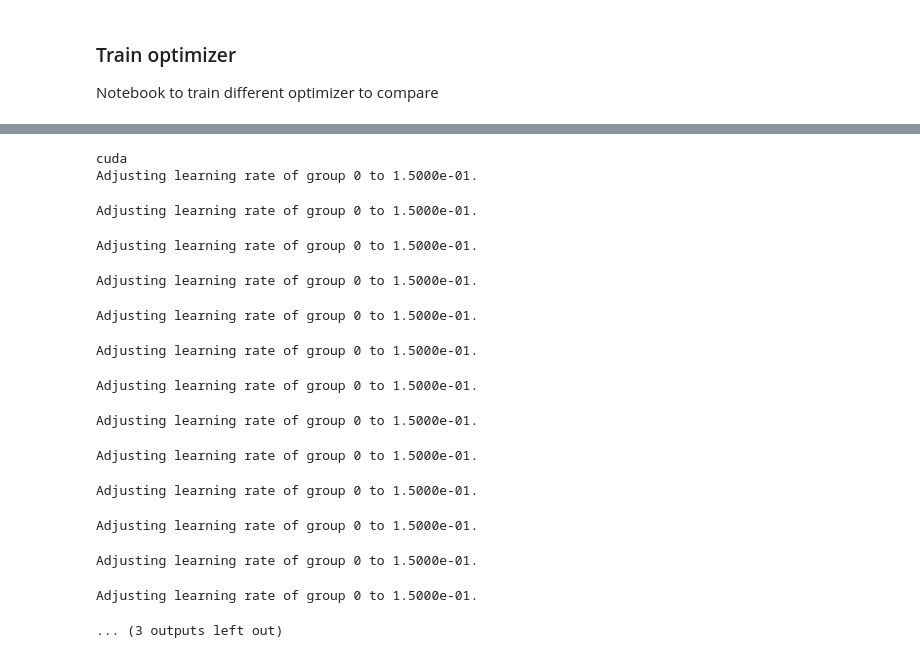
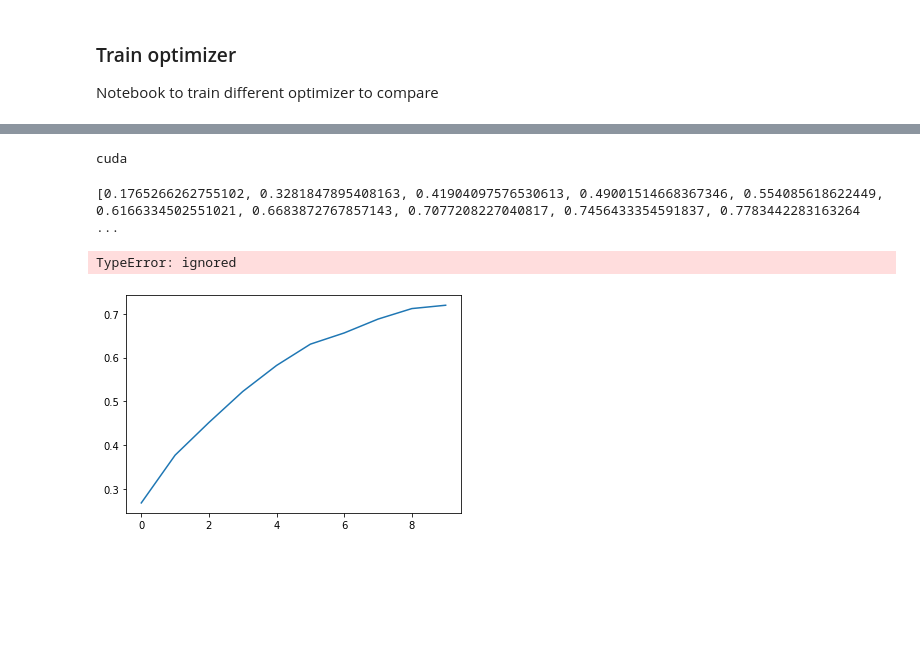
Before and after one commit to louisPoulain/OptiForML2022, a Jupyter notebook: train_optimizer_copie_Louis.ipynb, the cells around one changed output, grey strips where cells are left out. Cells and saved outputs as stored; diff of their text form; code cells hidden in the pictures; blank space fills up the shorter version.

```diff
--- a/train_optimizer_copie_Louis.ipynb
+++ b/train_optimizer_copie_Louis.ipynb
@@ -40,15 +41,20 @@ optimizer_name = "sgd"
 optimizer_name = "atmo"
 optimizer_name = "dynamicAtom"
 optimizer_name = "adaHessian"
+optimizer_name = "adaSGD"
 
 # choose scheduler
 scheduler_name = None
-scheduler_name = "cosineAnnealinglr"
-scheduler_name = "steplr"
-scheduler_name = "multiSteplr"
+#scheduler_name = "cosineAnnealinglr"
+#scheduler_name = "steplr"
+#scheduler_name = "multiSteplr"
 
 # choose nb of epochs
-epochs = 160
+#epochs = 160
+if tiny:
+  epochs = 50
+else:
+  epochs = 10
 # %%
 # load dataset
 train_dataset = ImagesDataset(full = full, tiny=tiny, cifar=(data_name=="cifar"))
@@ -75,7 +80,7 @@ else:
 print(device)
 model.train()
 model.to(device)
-model.load_state_dict(torch.load(os.path.join(TRAIN_MODEL_DIR, f"{optimizer_name}_{scheduler_name}_{epochs}epochs_{data_name}.pt")))
+#model.load_state_dict(torch.load(os.path.join(TRAIN_MODEL_DIR, f"{optimizer_name}_{scheduler_name}_{epochs}epochs_{data_name}.pt")))
 
 # load optimizer
 if optimizer_name == "adam":
@@ -89,6 +94,8 @@ if optimizer_name == "dynamicAtom":
     dynamic = MASScheduler(optimizer, epochs = epochs)
 if optimizer_name == "adaHessian":
     optimizer = AdaHessian(model.parameters(), lr = 0.0015)
+if optimizer_name == "adaSGD":
+    optimizer = AdaSGD(model.parameters(), lr = 0.1)
 
 # load scheduler
 if scheduler_name is not None:
@@ -106,7 +113,6 @@ criterion = nn.CrossEntropyLoss()
 #    history = pickle.load(f)
 # %% [output]
 cuda
-Adjusting learning rate of group 0 to 1.5000e-01.
 # %%
 train_loss = []#history['train_loss']
 train_acc = [] #history['train_acc']
@@ -129,7 +135,7 @@ with trange(epochs_done, epochs + 1, desc='Training', unit='epoch') as t:
         optimizer.zero_grad()
         output = model(x_train)
         loss = criterion(output, y_train)
-        loss.mean().backward(create_graph=(optimizer_name=="adaHessian"))
+        loss.backward(create_graph=(optimizer_name=="adaHessian" or optimizer_name == 'adaSGD'))
         optimizer.step()
 
         losses.append(loss)
@@ -175,26 +181,16 @@ with trange(epochs_done, epochs + 1, desc='Training', unit='epoch') as t:
     history["model"] = "resnet18"
     history["epochs"] = epochs
     history["optimizer"] = optimizer_name
-    with open(os.path.join(TRAIN_HISTORY_DIR, f"log-{optimizer_name}_{scheduler_name}_{epochs}epochs_{data_name}.pickle"), 'wb') as f:
-      pickle.dump(history, f)
-    weights = model.state_dict()
-    torch.save(weights,os.path.join(TRAIN_MODEL_DIR, f"{optimizer_name}_{scheduler_name}_{epochs}epochs_{data_name}.pt"))
+    #with open(os.path.join(TRAIN_HISTORY_DIR, f"log-{optimizer_name}_{scheduler_name}_{epochs}epochs_{data_name}.pickle"), 'wb') as f:
+    #  pickle.dump(history, f)
+    #weights = model.state_dict()
+    #torch.save(weights,os.path.join(TRAIN_MODEL_DIR, f"{optimizer_name}_{scheduler_name}_{epochs}epochs_{data_name}.pt"))
 #mean by epoch
 time_epoch = sum(time_epoch)/len(time_epoch)
-# %% [output]
-Adjusting learning rate of group 0 to 1.5000e-01.
-Adjusting learning rate of group 0 to 1.5000e-01.
-Adjusting learning rate of group 0 to 1.5000e-01.
-Adjusting learning rate of group 0 to 1.5000e-01.
-Adjusting learning rate of group 0 to 1.5000e-01.
-Adjusting learning rate of group 0 to 1.5000e-01.
-Adjusting learning rate of group 0 to 1.5000e-01.
-Adjusting learning rate of group 0 to 1.5000e-01.
-Adjusting learning rate of group 0 to 1.5000e-01.
-Adjusting learning rate of group 0 to 1.5000e-01.
-Adjusting learning rate of group 0 to 1.5000e-01.
-Adjusting learning rate of group 0 to 1.5000e-01.
-... (3 outputs left out)
+# %%
+print(history['train_acc'])
+# %% [output]
+[0.1765266262755102, 0.3281847895408163, 0.41904097576530613, 0.49001514668367346, 0.554085618622449, 0.6166334502551021, 0.6683872767857143, 0.7077208227040817, 0.7456433354591837, 0.7783442283163264 ...
 # %%
 # run this cell to save history
 history = dict()
@@ -215,0 +212,10 @@ torch.save(weights,os.path.join(TRAIN_MODEL_DIR, f"{optimizer_name}_{epochs}epoc
+# %%
+import matplotlib.pyplot as plt
+plt.plot(test_acc, label = 'test acc')
+plt.plot(test_loss, label = 'test loss')
+plt.plot(train_acc, label = 'train acc')
+plt.plot(test_acc, label = 'test acc')
+plt.legend()
+# %% [output]
+TypeError: ignored
+[figure, added]
```
Also changed, not shown: parts of 5 cells of this notebook.
